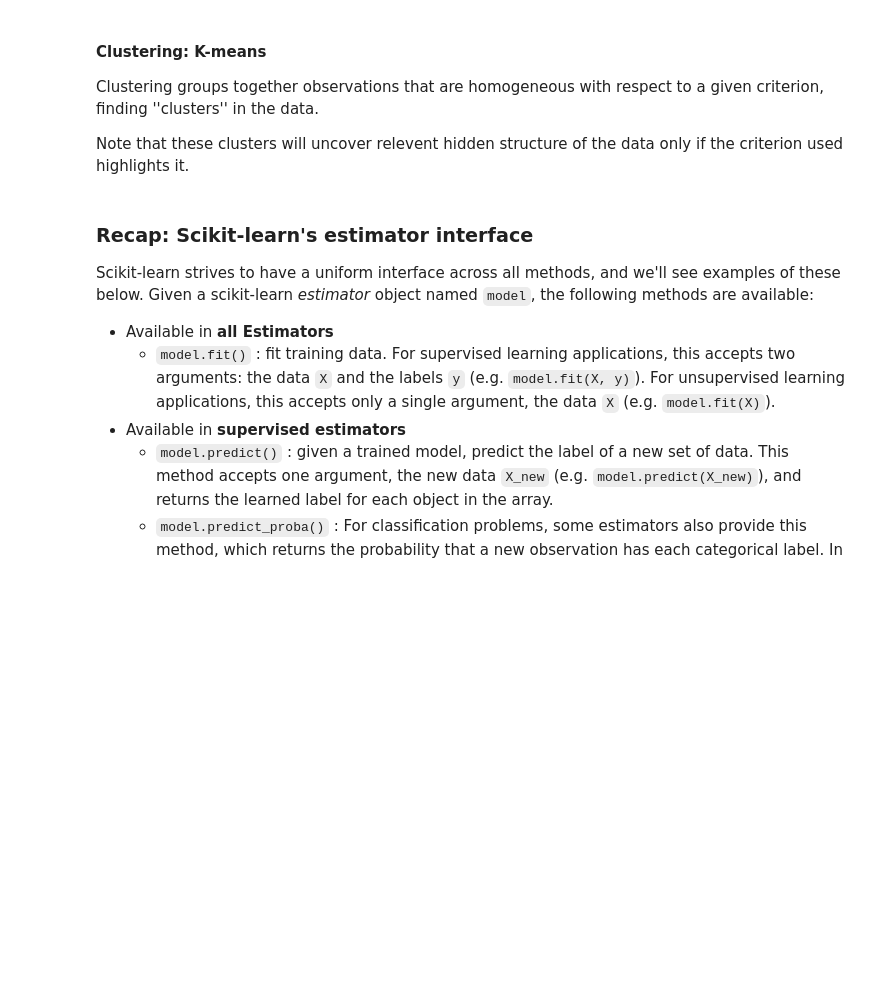
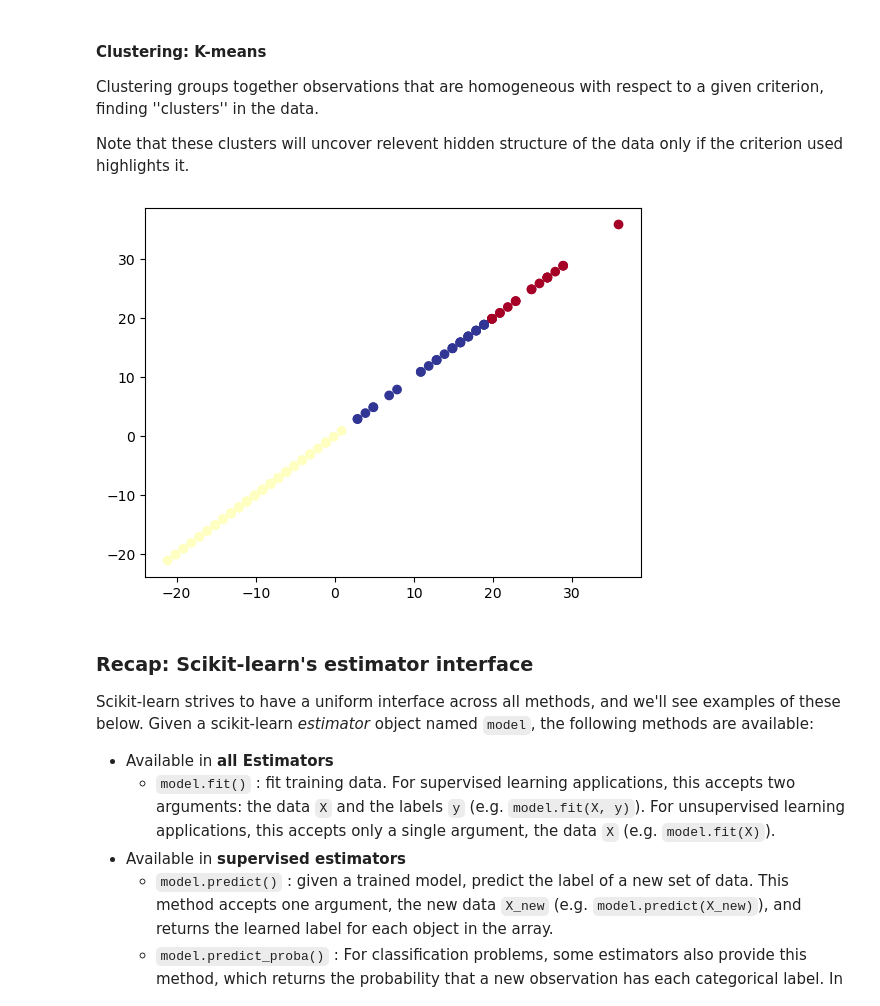
Before and after one commit to lukbrb/academic-physics, a Jupyter notebook: galaxy-classification/notebooks/02.2-Basic-Principles.ipynb, the cells around one changed output. Cells and saved outputs as stored; diff of their text form; code cells hidden in the pictures; blank space fills up the shorter version.

```diff
--- a/galaxy-classification/notebooks/02.2-Basic-Principles.ipynb
+++ b/galaxy-classification/notebooks/02.2-Basic-Principles.ipynb
@@ -233,11 +189,13 @@ Note that these clusters will uncover relevent hidden structure of the data only
 # %%
 from sklearn.cluster import KMeans
 k_means = KMeans(n_clusters=3, random_state=0, n_init='auto') # Fixing the RNG in kmeans
 k_means.fit(X)
 y_pred = k_means.predict(X)
 
-plt.scatter(X_reduced[:, 0], X_reduced[:, 1], c=y_pred,
+plt.scatter(X_reduced[:, 0], X_reduced[:, -1], c=y_pred,
            cmap='RdYlBu');
+# %% [output]
+[figure, added]
 # %% [markdown]
 ### Recap: Scikit-learn's estimator interface
 
```
Also changed, not shown: parts of 23 cells of this notebook, 1 other file.
